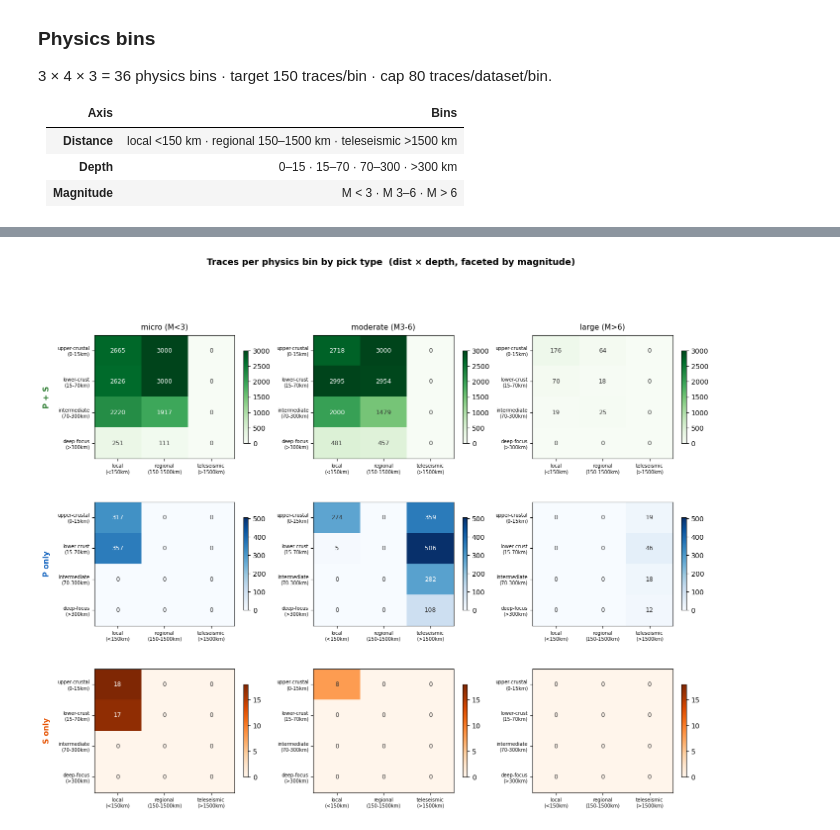
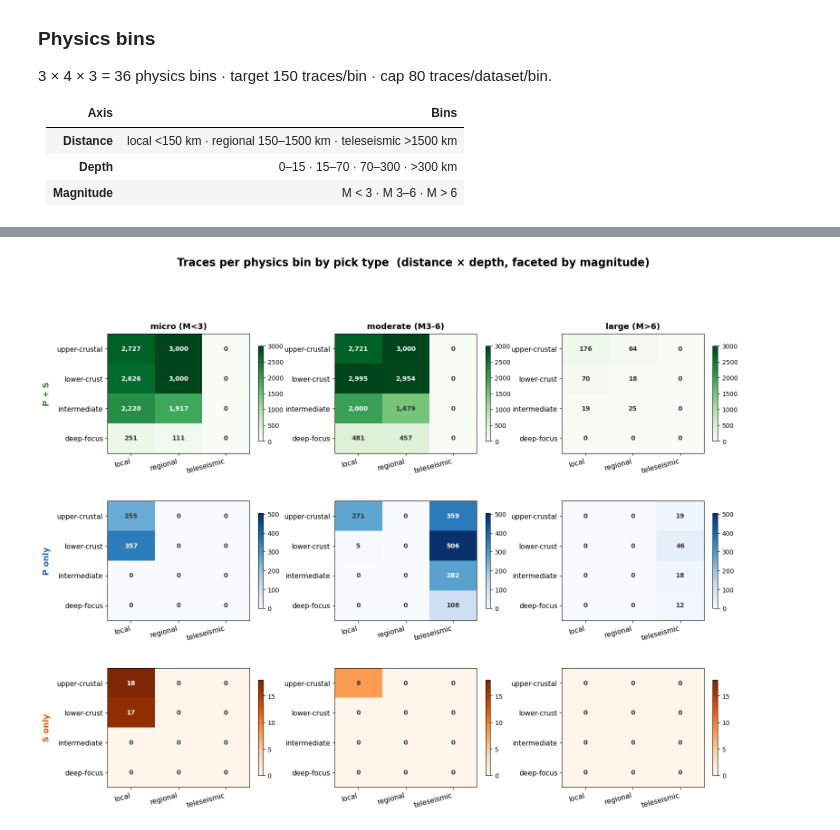
Before and after one commit to Denolle-Lab/phasenet-retrain, a Jupyter notebook: notebooks/04_creating_benchmark_dataset.ipynb, the cells around one changed output, grey strips where cells are left out. Cells and saved outputs as stored; diff of their text form; code cells hidden in the pictures.

```diff
--- a/notebooks/04_creating_benchmark_dataset.ipynb
+++ b/notebooks/04_creating_benchmark_dataset.ipynb
@@ -286,7 +290,7 @@ col_map = {
     'pnw':            {'p': 'trace_P_arrival_sample',  's': 'trace_S_arrival_sample'},
     'txed':           {'p': 'trace_p_arrival_sample',  's': 'trace_s_arrival_sample'},
     'ethz': {'p': 'trace_P1_arrival_sample', 's': 'trace_S1_arrival_sample'},
-    'pisdl':          {'p': 'trace_p_arrival_sample',  's': 'trace_s_arrival_sample'},
+    'pisdl':          {'p': 'trace_P_arrival_sample',  's': 'trace_S_arrival_sample'},
     'obst2024':       {'p': 'trace_p_arrival_sample',  's': 'trace_s_arrival_sample'},
     'mlaapde':        {'p': 'trace_P_arrival_sample',  's': 'trace_S_arrival_sample'},
     'vcseis':         {'p': 'trace_p_arrival_sample',  's': 'trace_s_arrival_sample'},
@@ -2217,86 +2109,70 @@ PICK_TYPES = {
     'P only': lambda b: b['has_p_pick'] & ~b['has_s_pick'],
     'S only': lambda b: ~b['has_p_pick'] & b['has_s_pick'],
 }
-PICK_CMAPS = {'P + S': 'Greens', 'P only': 'Blues', 'S only': 'Oranges'}
+PICK_CMAPS  = {'P + S': 'Greens', 'P only': 'Blues', 'S only': 'Oranges'}
+PICK_COLORS = {'P + S': '#2e7d32', 'P only': '#1565c0', 'S only': '#e65100'}
 
 binned = benchmark[
     benchmark['physics_bin'].notna() &
-    (benchmark['physics_bin'] != 'partial')
+    ~benchmark['physics_bin'].isin(['partial', 'OBS_flat', 'volcanic_flat',
+                                     'strong_motion_flat', 'unusable'])
 ].copy()
+
+short_dist  = [d.split(' ')[0] for d in DIST_LABELS]
+short_depth = [d.split(' ')[0] for d in DEPTH_LABELS]
 
 fig, axes = plt.subplots(
     len(PICK_TYPES), len(MAG_LABELS),
-    figsize=(16, 12),
-    gridspec_kw={'hspace': 0.35, 'wspace': 0.25}
+    figsize=(18, 13),
+    gridspec_kw={'hspace': 0.40, 'wspace': 0.28},
 )
-fig.suptitle('Traces per physics bin by pick type  (dist × depth, faceted by magnitude)',
-             fontsize=13, fontweight='bold', y=1.01)
+fig.suptitle('Traces per physics bin by pick type  (distance × depth, faceted by magnitude)',
+             fontsize=17, fontweight='bold', y=1.01)
 
 for row_idx, (pick_label, pick_filter) in enumerate(PICK_TYPES.items()):
-    subset = binned[pick_filter(binned)]
-
-    # Shared vmax across all magnitude panels in this row for consistent colour scale
-    row_max = 0
-    for mag_label in MAG_LABELS:
-        mag_sub = subset[subset['mag_bin'] == mag_label]
-        for depth_label in DEPTH_LABELS:
-            for dist_label in DIST_LABELS:
-                n = int(((mag_sub['dist_bin'] == dist_label) &
-                         (mag_sub['depth_bin'] == depth_label)).sum())
-                row_max = max(row_max, n)
-    row_max = max(row_max, 1)   # guard against empty rows
+    subset  = binned[pick_filter(binned)]
+    row_max = max(
+        (int(((subset[subset['mag_bin'] == ml]['dist_bin'] == dl) &
+               (subset[subset['mag_bin'] == ml]['depth_bin'] == dpl)).sum())
+         for ml in MAG_LABELS for dpl in DEPTH_LABELS for dl in DIST_LABELS),
+        default=1,
+    )
+    row_max = max(row_max, 1)
 
     for col_idx, mag_label in enumerate(MAG_LABELS):
-        ax  = axes[row_idx, col_idx]
+        ax      = axes[row_idx, col_idx]
         mag_sub = subset[subset['mag_bin'] == mag_label]
 
         matrix = np.zeros((len(DEPTH_LABELS), len(DIST_LABELS)))
-        for i, depth_label in enumerate(DEPTH_LABELS):
-            for j, dist_label in enumerate(DIST_LABELS):
-                matrix[i, j] = int(((mag_sub['dist_bin'] == dist_label) &
-                                     (mag_sub['depth_bin'] == depth_label)).sum())
+        for i, dpl in enumerate(DEPTH_LABELS):
+            for j, dl in enumerate(DIST_LABELS):
+                matrix[i, j] = int(((mag_sub['dist_bin'] == dl) &
+                                     (mag_sub['depth_bin'] == dpl)).sum())
 
-        im = ax.imshow(
-            matrix, aspect='auto',
-            cmap=PICK_CMAPS[pick_label],
-            vmin=0, vmax=row_max
-        )
-        plt.colorbar(im, ax=ax, shrink=0.75)
+        im = ax.imshow(matrix, aspect='auto',
+                       cmap=PICK_CMAPS[pick_label], vmin=0, vmax=row_max)
+        plt.colorbar(im, ax=ax, shrink=0.80)
 
-        # Annotate cells
         for i in range(len(DEPTH_LABELS)):
             for j in range(len(DIST_LABELS)):
                 val = int(matrix[i, j])
-                ax.text(j, i, str(val), ha='center', va='center',
-                        fontsize=9,
+                ax.text(j, i, f'{val:,}', ha='center', va='center',
+                        fontsize=10, fontweight='bold',
                         color='white' if val > row_max * 0.55 else '#333333')
 
-        # Tick labels
         ax.set_xticks(range(len(DIST_LABELS)))
         ax.set_yticks(range(len(DEPTH_LABELS)))
-        ax.set_xticklabels(
-            [d.replace(' (', '\n(') for d in DIST_LABELS],
-            fontsize=7, rotation=0
-        )
-        ax.set_yticklabels(
-            [d.replace(' (', '\n(') for d in DEPTH_LABELS],
-            fontsize=7
-        )
+        ax.set_xticklabels(short_dist,  fontsize=11, rotation=15, ha='right')
+        ax.set_yticklabels(short_depth, fontsize=11)
 
-        # Column headers on first row only
         if row_idx == 0:
-            ax.set_title(mag_label, fontsize=11, pad=8)
-
-        # Row label on leftmost column only
+            ax.set_title(mag_label, fontsize=13, fontweight='bold', pad=8)
         if col_idx == 0:
-            ax.set_ylabel(pick_label, fontsize=11, fontweight='bold',
-                          labelpad=10, color={
-                              'P + S': '#2e7d32',
-                              'P only': '#1565c0',
-                              'S only': '#e65100'
-                          }[pick_label])
+            ax.set_ylabel(pick_label, fontsize=13, fontweight='bold',
+                          labelpad=10, color=PICK_COLORS[pick_label])
 
 plt.savefig('bin_pick_types.png', dpi=150, bbox_inches='tight')
 plt.show()
+print('Saved → bin_pick_types.png')
 # %% [output]
-[figure, old version]
+[figure, new version]
```
Also changed, not shown: parts of 23 cells of this notebook.
